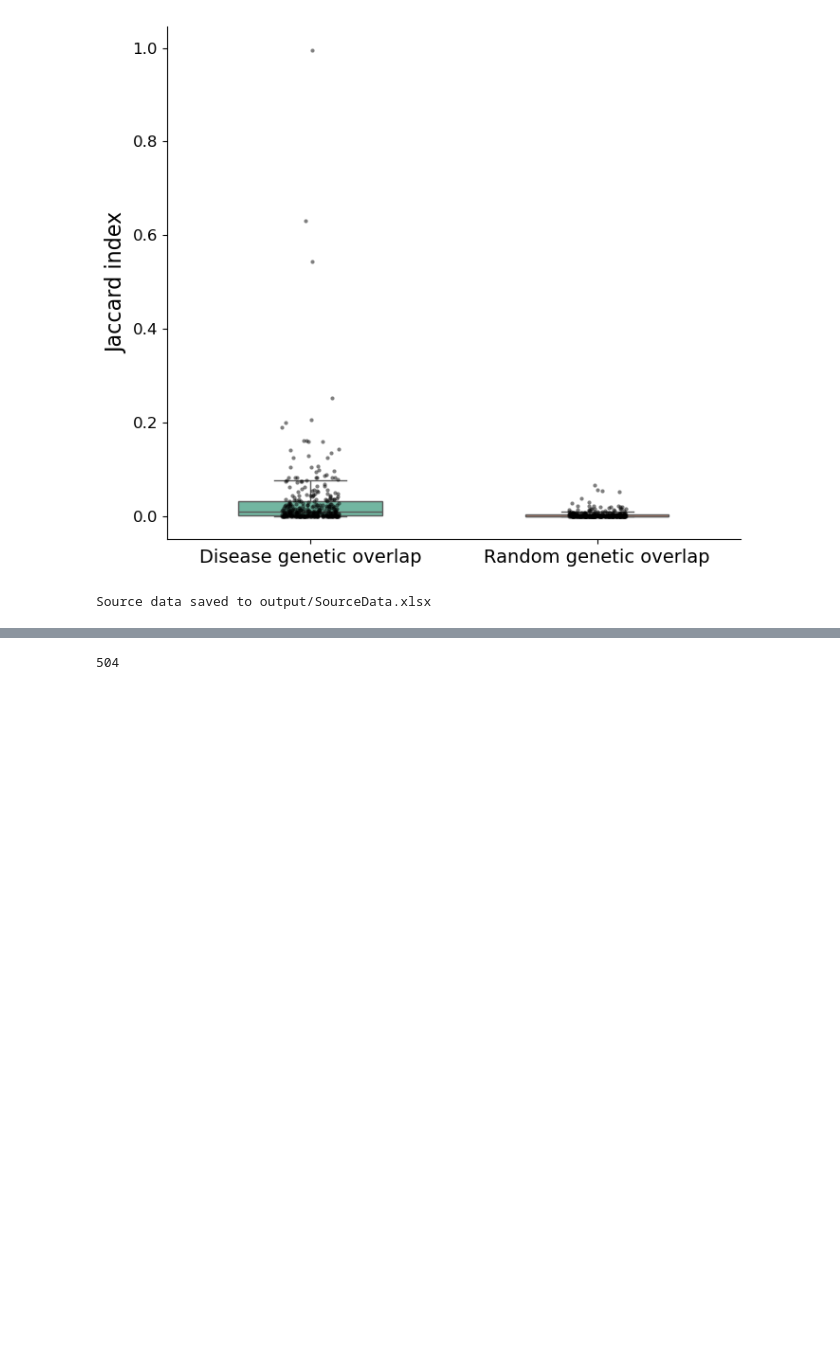
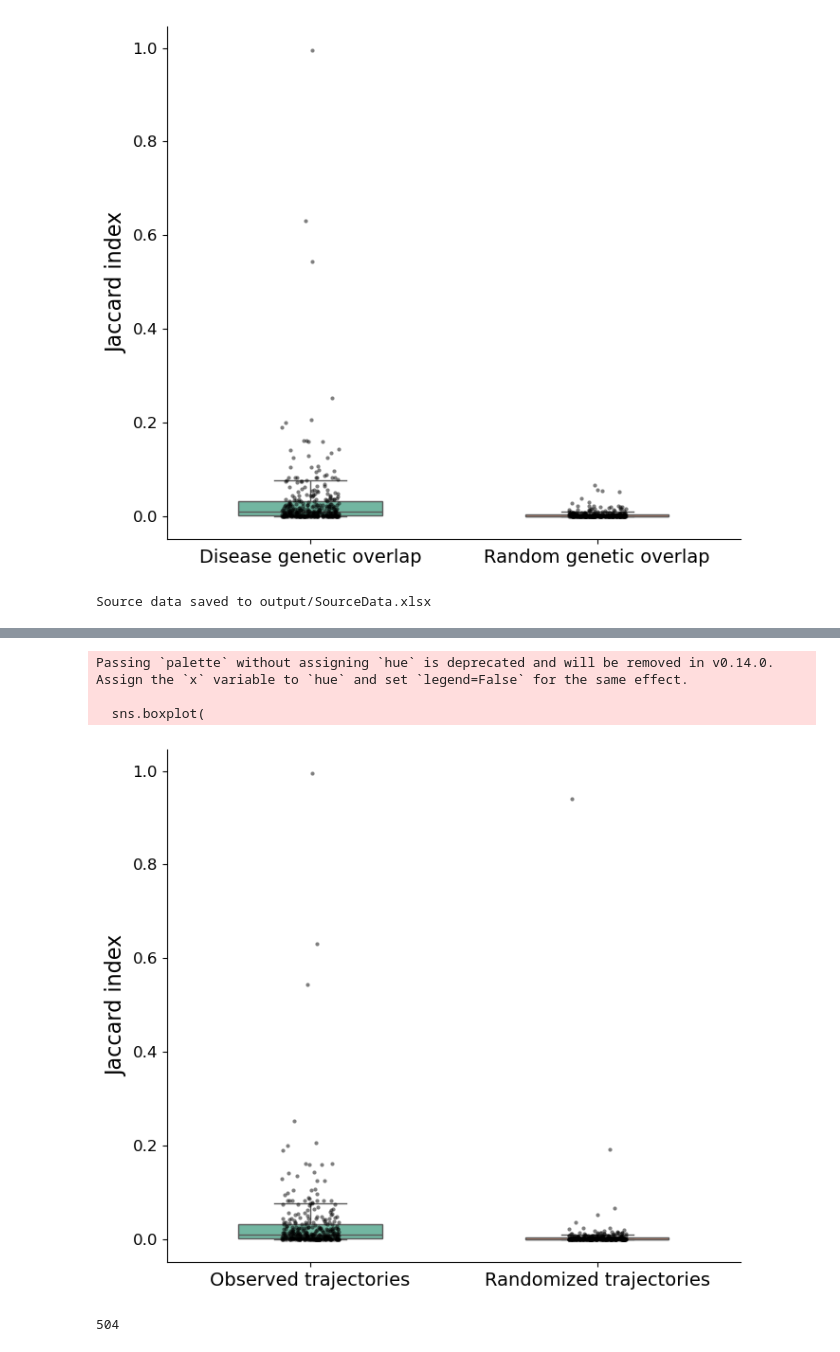
Before and after one commit to superlsd/GenEpi, a Jupyter notebook: Genepi_06_TrajectoryNetwork.ipynb, the cells around one changed output, grey strips where cells are left out. Cells and saved outputs as stored; diff of their text form; code cells hidden in the pictures; blank space fills up the shorter version.

```diff
--- a/Genepi_06_TrajectoryNetwork.ipynb
+++ b/Genepi_06_TrajectoryNetwork.ipynb
@@ -85,6 +85,9 @@ male_trajectories_df_copy.head()
 | 2 | 3 | A09-0-9,H73-0-9,K92-0-9 |
 | 3 | 4 | A41-0-9,C91-0-9,N10-0-9,A41-10-19... |
 | 4 | 5 | A49-0-9,B27-0-9,J03-0-9,J06-0-9,J... |
+# %%
+with open('output/male_trajectories_dict_filtered_v2026_official.pickle', 'rb') as handle:
+    male_trajectories_dict_filtered = pk.load(handle)
 # %%
 
 male_trajectories_dict={}
@@ -147,6 +150,9 @@ with open('output/male_trajectories_dict_filtered_v2026_official.pickle', 'wb')
 
 with open('output/male_trajectories_dict_filtered_unique_v2026_official.pickle', 'wb') as handle:
     pk.dump(male_trajectories_dict_filtered_unique, handle, protocol=pk.HIGHEST_PROTOCOL)
+# %%
+with open('output/male_trajectories_dict_filtered_unique_v2026_official.pickle', 'rb') as handle:
+    male_trajectories_dict_filtered_unique = pk.load(handle)
 # %%
 male_trajectories_dict_filtered_unique_agglomerated_genes={}
 
@@ -353,0 +394,12 @@ Source data saved to output/SourceData.xlsx
+# %%
+observed_trajectory_overlap = {}
+
+for trajectory, disease_list in male_trajectories_dict_filtered_unique.items():
+
+    mean_jaccard = mean_pairwise_jaccard(
+        disease_list,
+        allsources_icd_gene_dict_unified
+    )
+
+    if not np.isnan(mean_jaccard):
+        observed_trajectory_overlap[trajectory] = mean_jaccard
@@ -354,3 +493,57 @@ Source data saved to output/SourceData.xlsx
+# %%
+# Ensure fonts remain editable in Illustrator/Inkscape
+plt.rcParams['pdf.fonttype'] = 42
+plt.rcParams['ps.fonttype'] = 42
+plt.rcParams['svg.fonttype'] = 'none'
+
+df_plot = pd.DataFrame({
+    "value": list(observed_trajectory_overlap.values()) +
+             list(randomized_trajectory_means),
+    "group": (
+        ["Observed trajectories"] * len(observed_trajectory_overlap) +
+        ["Randomized trajectories"] * len(randomized_trajectory_means)
+    )
+})
+
+# Create figure
+plt.figure(figsize=(7,6))
+sns.boxplot(
+    data=df_plot,
+    x="group",
+    y="value",
+    showfliers=False,   # hide extreme outliers
+    width=0.5,
+    palette="Set2"
+)
+sns.stripplot(
+    data=df_plot,
+    x="group",
+    y="value",
+    color="black",
+    alpha=0.5,
+    jitter=True,
+    size=3
+)
+
+# Labels
+plt.ylabel("Jaccard index", fontsize=16)
+plt.xlabel("", fontsize=16)
+plt.xticks(fontsize=14)
+plt.yticks(fontsize=12)
+
+sns.despine()
+plt.tight_layout()
+
+# Save in vector formats (text editable)
+plt.savefig("Figures/MaleTrajectories_JI_Random_v2026_official_0726.pdf", format="pdf", dpi=300, bbox_inches="tight")
+plt.savefig("Figures/MaleTrajectories_JI_Random_v2026_official_0726.svg", format="svg", dpi=300, bbox_inches="tight")
+
+plt.show()
+# %% [output]
+Passing `palette` without assigning `hue` is deprecated and will be removed in v0.14.0. Assign the `x` variable to `hue` and set `legend=False` for the same effect.
+
+  sns.boxplot(
+[figure, added]
 # %%
 tot_filtered_dis_list=[]
 for dislist in male_trajectories_dict_filtered_unique.values():
```
Also changed, not shown: parts of 26 cells of this notebook, 5 other files.
